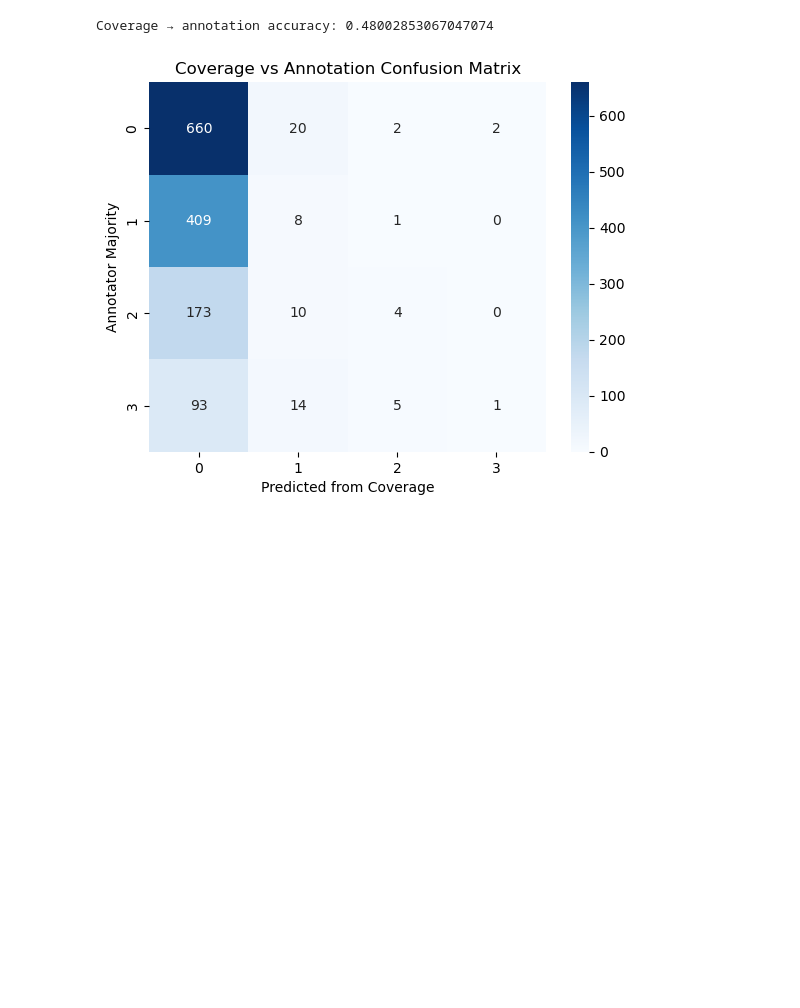
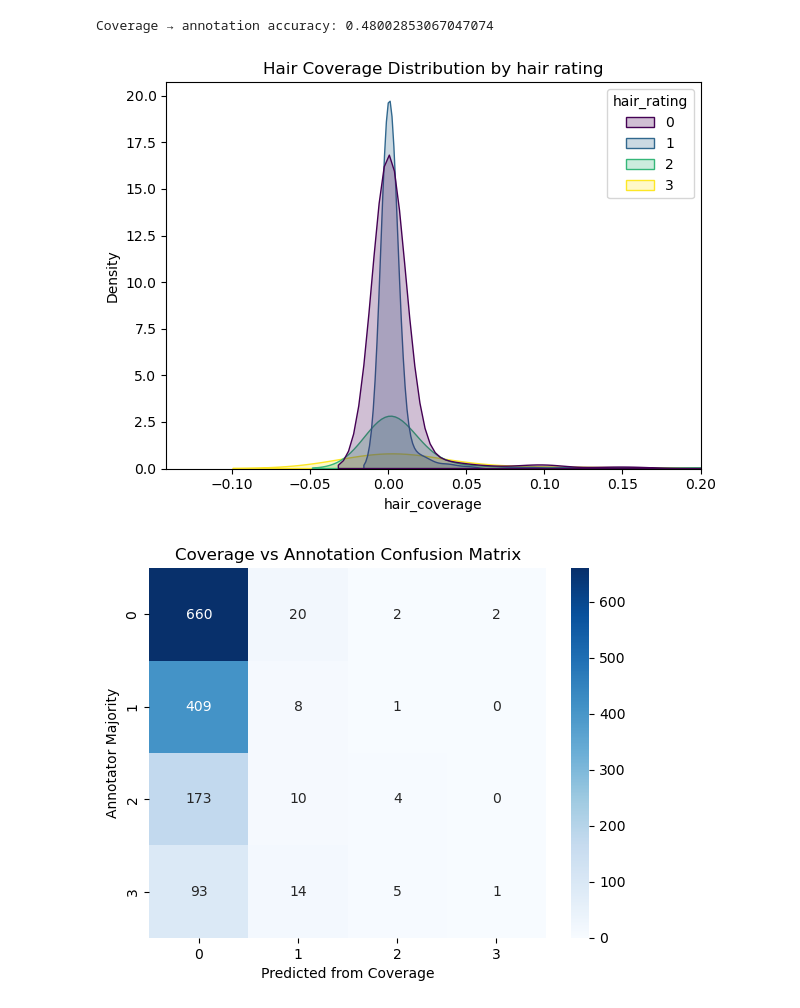
Before and after one commit to AkioAbe01/2026_PDS_Aardvark, a Jupyter notebook: hair/hair.ipynb, the cells around one changed output. Cells and saved outputs as stored; diff of their text form; code cells hidden in the pictures; blank space fills up the shorter version.

Commit message:
added hair density plot and feature analysis

```diff
--- a/hair/hair.ipynb
+++ b/hair/hair.ipynb
@@ -565,6 +565,21 @@ we are comparing with the human annotations to verify its accuracy.
 ''';
 # %% [output]
 Coverage → annotation accuracy: 0.48002853067047074
+# %%
+# Hair Distribution by labels
+
+df['hair_rating'] = df['hair_rating'].astype('int')
+
+sns.kdeplot(data= df, x = 'hair_coverage', hue = 'hair_rating', palette = 'viridis', fill = True)
+
+plt.title('Hair Coverage Distribution by hair rating')
+plt.xlim(right = 0.2)
+plt.tight_layout()
+
+plt.savefig('../results/figures/hair_coverage.png')
+plt.show()
+# %% [output]
+[figure, added]
 # %%
 from sklearn.metrics import confusion_matrix
 import seaborn as sns
```
Also changed, not shown: 5 other files.
